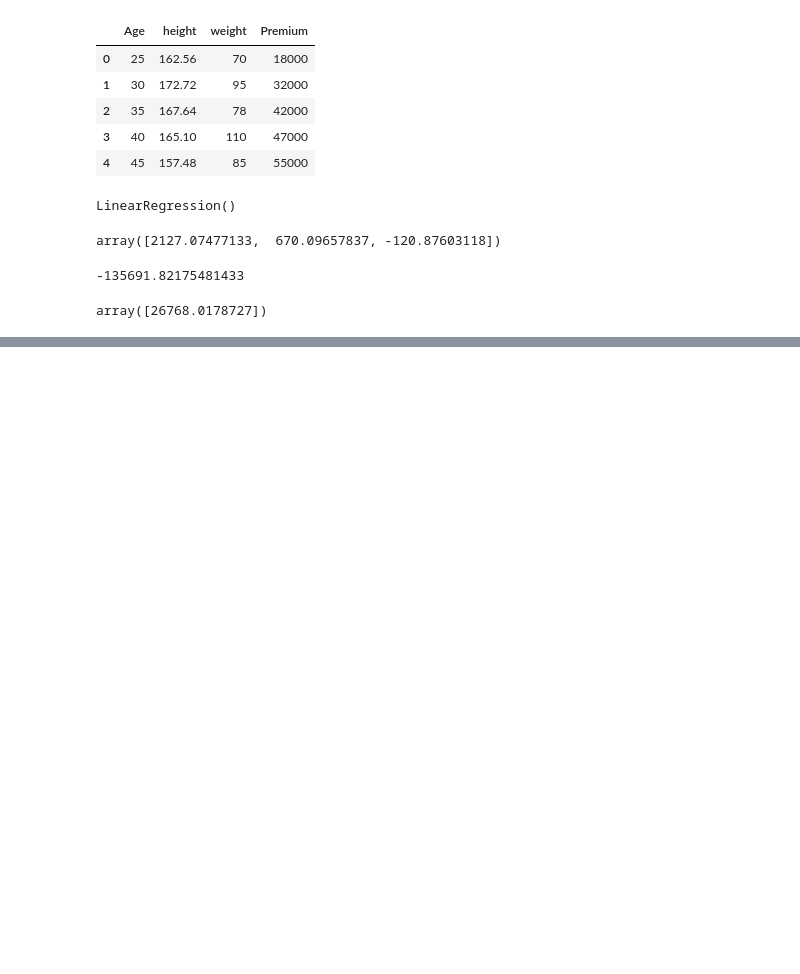
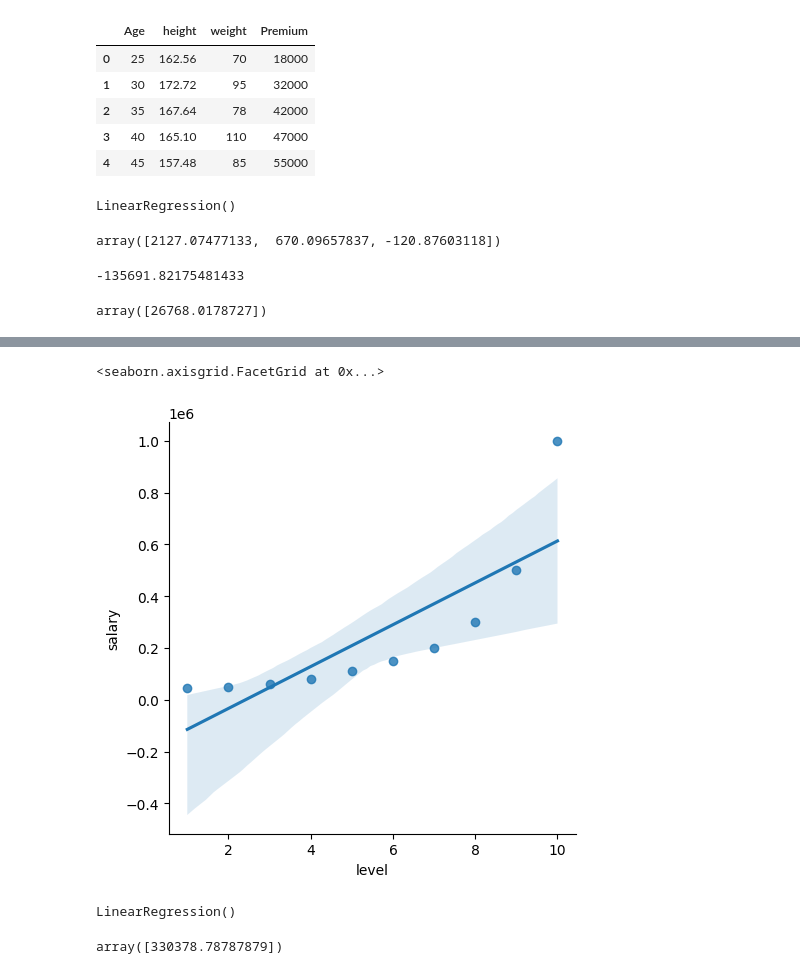
Before and after one commit to chandel2023/html_css_ml_pro, a Jupyter notebook: machine learning course.ipynb, the cells around one changed output, grey strips where cells are left out. Drawn from its saved outputs; the diff is of its cells as text; code cells hidden in the pictures; blank space fills up the shorter version.

```diff
--- a/machine learning course.ipynb
+++ b/machine learning course.ipynb
@@ -471,0 +520,5 @@ array([26768.0178727])
+# %%
+sns.lmplot(x='level',y='salary',data=dataset)
+# %% [output]
+<seaborn.axisgrid.FacetGrid at 0x...>
+[figure, added]
@@ -471,0 +529,8 @@ array([26768.0178727])
+# %%
+reg.fit(x,y)
+# %% [output]
+LinearRegression()
+# %%
+reg.predict([[6.5]])
+# %% [output]
+array([330378.78787879])
```
Also changed, not shown: parts of 21 cells of this notebook.
